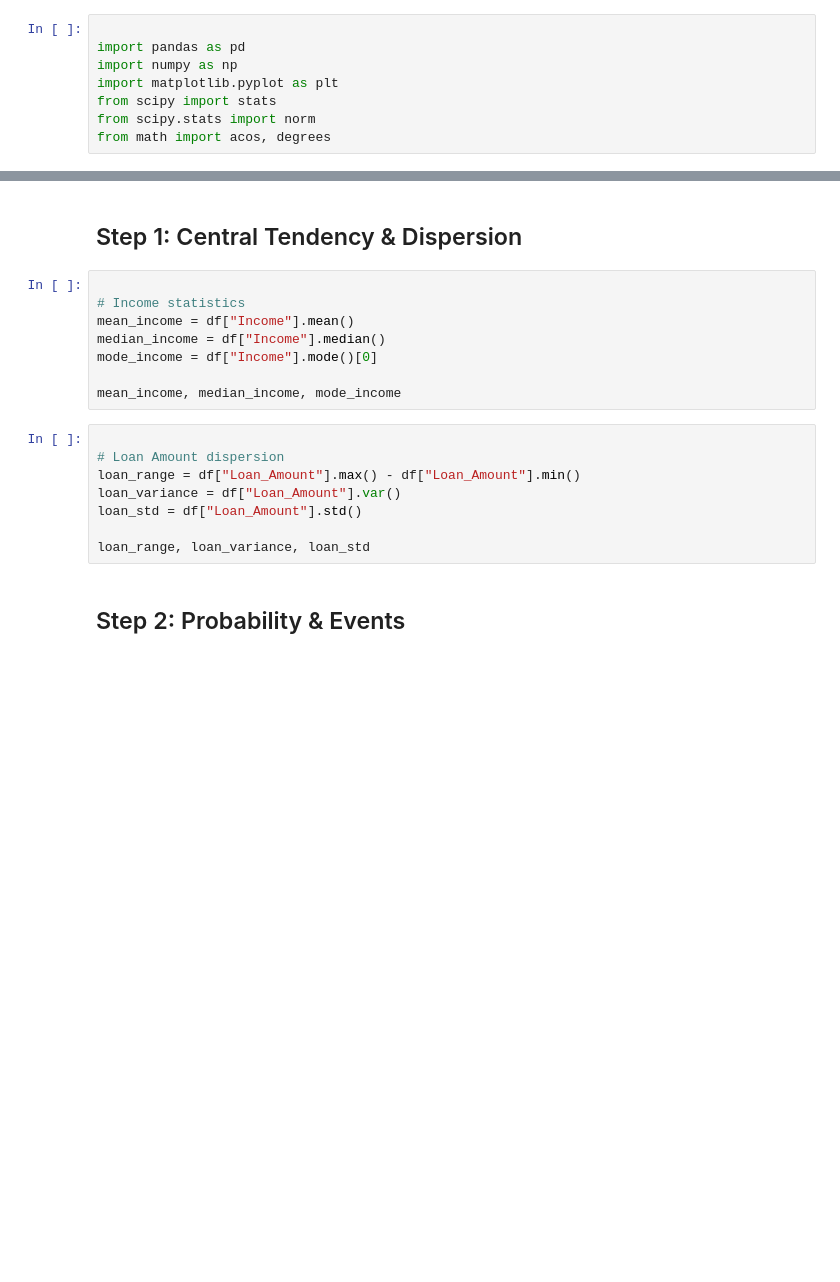
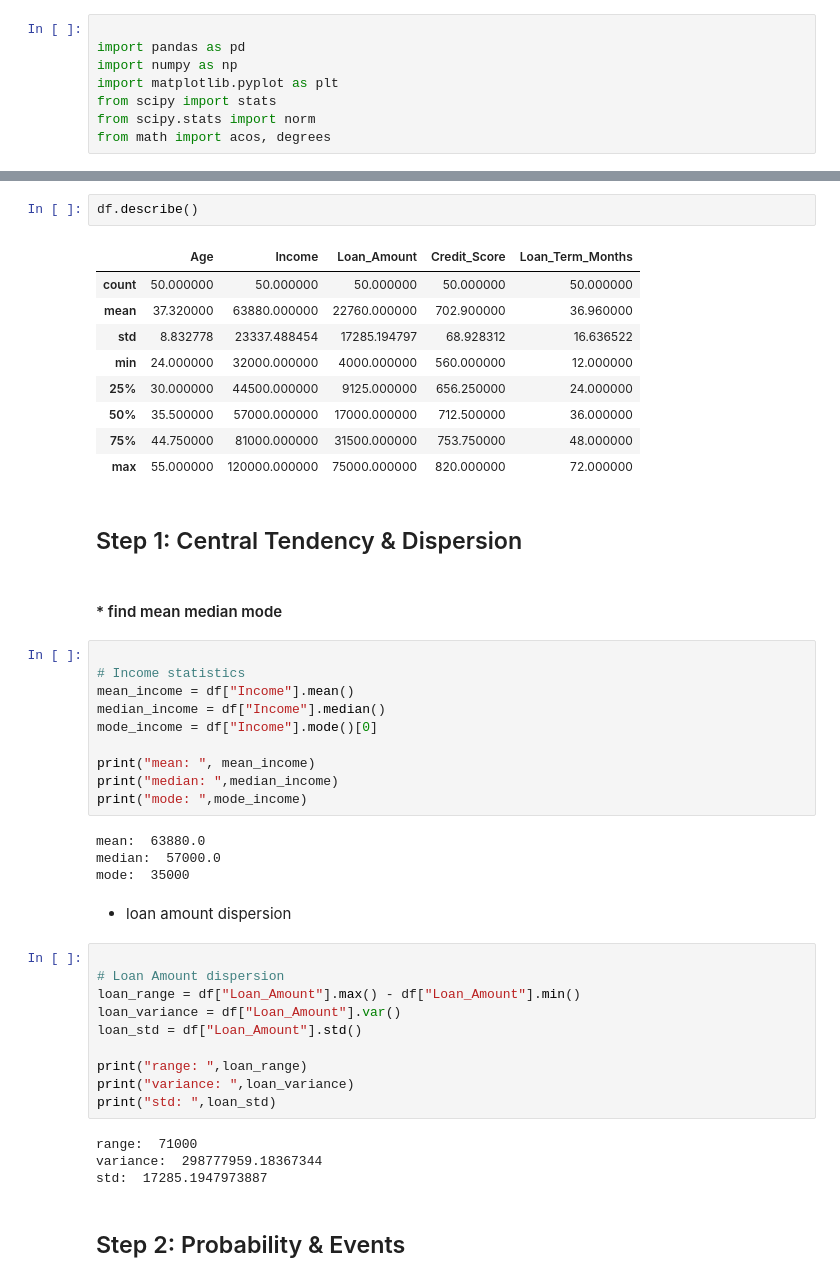
Before and after one commit to parthpbhagat/final-math-practical, a Jupyter notebook: final_pr.ipynb, the cells around one changed output, grey strips where cells are left out. Saved outputs shown, nothing was run; the diff lists cells and outputs as text; blank space fills up the shorter version.

```diff
--- a/final_pr.ipynb
+++ b/final_pr.ipynb
@@ -18,5 +46,19 @@ df.head()
+# %%
+df.describe()
+# %% [output]
+|  | Age | Income | Loan_Amount | Credit_Score | Loan_Term_Months |
+| count | 50.000000 | 50.000000 | 50.000000 | 50.000000 | 50.000000 |
+| mean | 37.320000 | 63880.000000 | 22760.000000 | 702.900000 | 36.960000 |
+| std | 8.832778 | 23337.488454 | 17285.194797 | 68.928312 | 16.636522 |
+| min | 24.000000 | 32000.000000 | 4000.000000 | 560.000000 | 12.000000 |
+| 25% | 30.000000 | 44500.000000 | 9125.000000 | 656.250000 | 24.000000 |
+| 50% | 35.500000 | 57000.000000 | 17000.000000 | 712.500000 | 36.000000 |
+| 75% | 44.750000 | 81000.000000 | 31500.000000 | 753.750000 | 48.000000 |
+| max | 55.000000 | 120000.000000 | 75000.000000 | 820.000000 | 72.000000 |
 # %% [markdown]
 ## Step 1: Central Tendency & Dispersion
+# %% [markdown]
+#### * find mean median mode
 # %%
 
 # Income statistics
@@ -24,7 +66,15 @@ mean_income = df["Income"].mean()
 median_income = df["Income"].median()
 mode_income = df["Income"].mode()[0]
 
-mean_income, median_income, mode_income
+print("mean: ", mean_income)
+print("median: ",median_income)
+print("mode: ",mode_income)
+# %% [output]
+mean:  63880.0
+median:  57000.0
+mode:  35000
+# %% [markdown]
+* loan amount dispersion
 # %%
 
 # Loan Amount dispersion
@@ -32,6 +82,12 @@ loan_range = df["Loan_Amount"].max() - df["Loan_Amount"].min()
 loan_variance = df["Loan_Amount"].var()
 loan_std = df["Loan_Amount"].std()
 
-loan_range, loan_variance, loan_std
+print("range: ",loan_range)
+print("variance: ",loan_variance)
+print("std: ",loan_std)
+# %% [output]
+range:  71000
+variance:  298777959.18367344
+std:  17285.1947973887
 # %% [markdown]
 ## Step 2: Probability & Events
```
Also changed, not shown: parts of 23 cells of this notebook.
